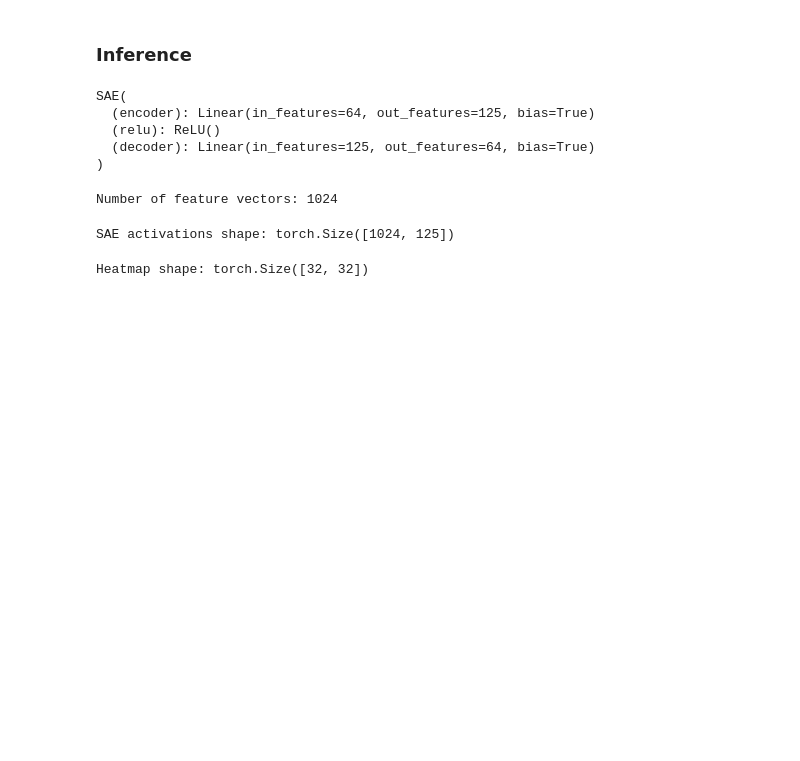
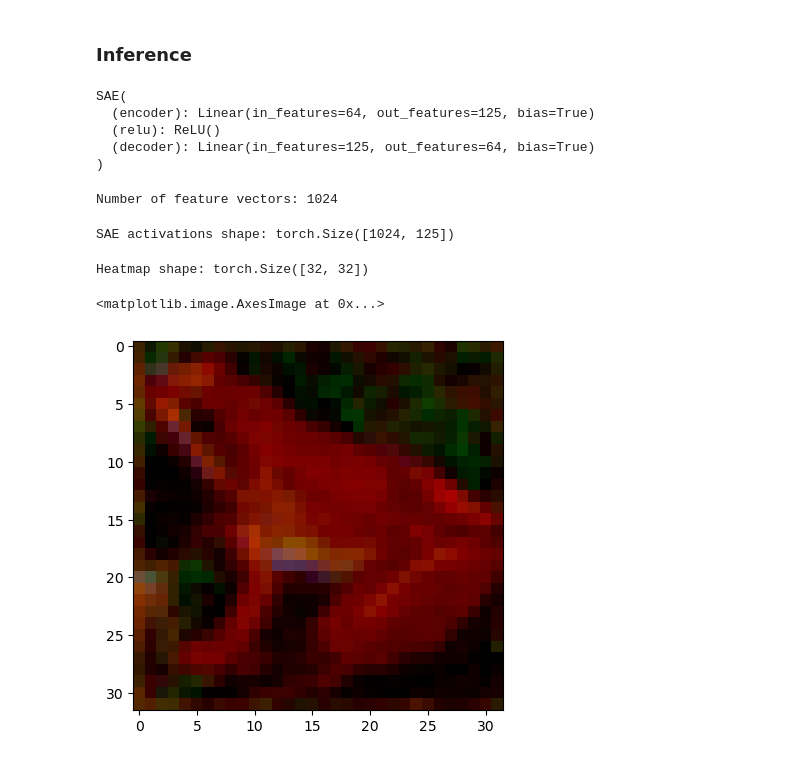
Before and after one commit to Tejas204/Explainable-CNN, a Jupyter notebook: main_sae.ipynb, the cells around one changed output. Drawn from its saved outputs; the diff is of its cells as text; code cells hidden in the pictures; blank space fills up the shorter version.

Commit message:
Heatmap overlaying

```diff
--- a/main_sae.ipynb
+++ b/main_sae.ipynb
@@ -252,3 +252,9 @@ explanation.arrange(h=32, w=32)
 print(f"Heatmap shape: {explanation.arranged_tensor.shape}")
 # %% [output]
 Heatmap shape: torch.Size([32, 32])
+# %%
+overlay_img = explanation.overlap_heatmap(testing_data[29][0], explanation.arranged_tensor, alpha=0.5, cmap='inferno')
+plt.imshow(overlay_img)
+# %% [output]
+<matplotlib.image.AxesImage at 0x...>
+[figure, added]
```
Also changed, not shown: 1 other file.
